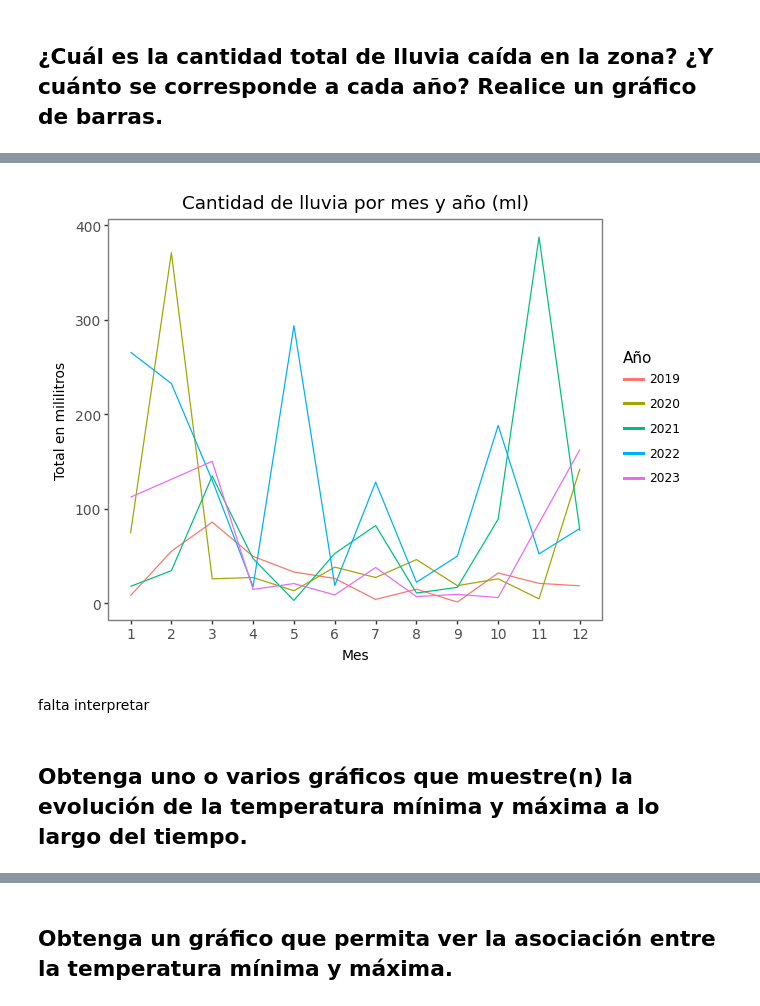
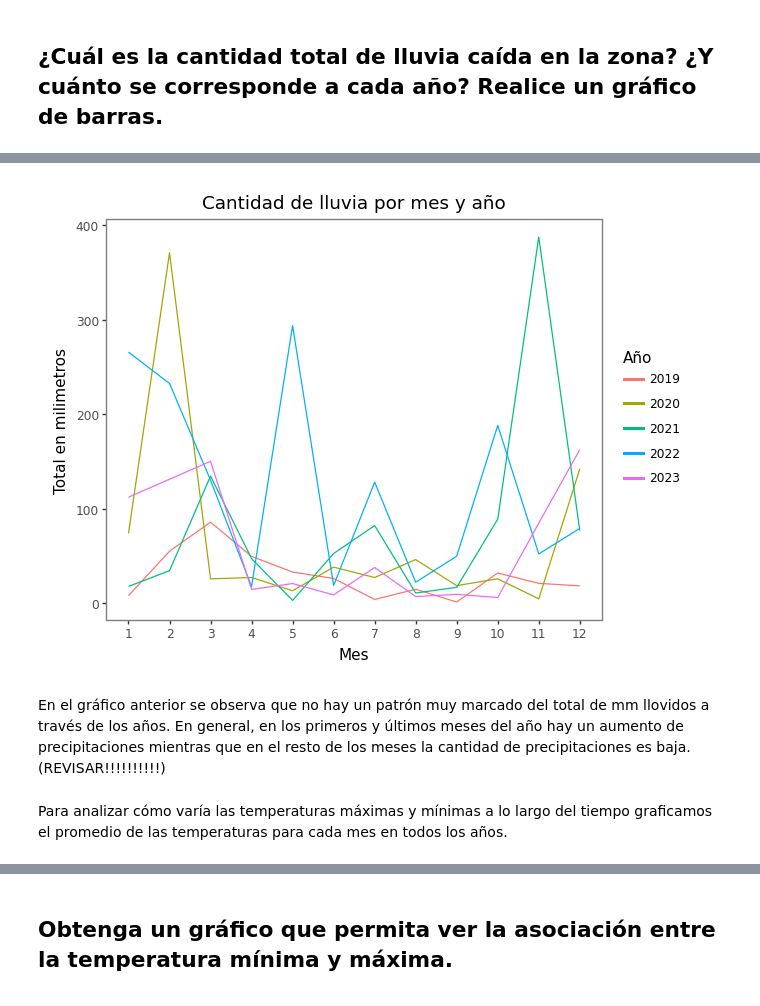
Before and after one commit to luciacordoba14/TP1-Python, a Jupyter notebook: Codigo.ipynb, the cells around one changed output, grey strips where cells are left out. Cells and saved outputs as stored; diff of their text form; code cells hidden in the pictures.

```diff
--- a/Codigo.ipynb
+++ b/Codigo.ipynb
@@ -99,39 +144,45 @@ plt.ylabel("Total en milímetros", fontsize=12);
 # %%
-# Agregamos una columna con el año
+# Agregamos una columna con el mes
 datos = datos.with_columns(
     pl.col("fecha")
     .str.to_date()
     .dt.month()
     .alias("mes")
 )
 
-datos_agrupado_anio_mes = datos.group_by("anio", "mes").agg(pl.col("lluvia").sum().alias("total")).sort(["anio", "mes"])
+datos_agrupado_anio_mes = (
+    datos
+    .group_by("anio", "mes")
+    .agg(
+        pl.col("lluvia")
+        .sum()
+        .alias("total")
+        )
+    .sort(["anio", "mes"])
+)
 
 grafico = (
     ggplot(datos_agrupado_anio_mes) +
-    aes(x="mes", y="total", color="factor(anio)") +
+    aes(x = "mes", y = "total", color = "factor(anio)") +
     geom_line() +
-    scale_x_continuous(breaks=range(1, 13)) +
+    scale_x_continuous(breaks = range(1, 13)) +
     theme_bw() +
     labs(
-        title = "Cantidad de lluvia por mes y año (mm)",
+        title = "Cantidad de lluvia por mes y año",
         x = "Mes",
-        y="Total en milimetros",
-        color="Año"
+        y = "Total en milimetros",
+        color = "Año"
     ) +
     theme(
-        panel_grid_minor=element_blank(),
-        panel_grid_major=element_blank(),
-        axis_title_x=element_text(size=10),
-        axis_title_y=element_text(size=10),
-        axis_text=element_text(size=10)
+        panel_grid_minor = element_blank(),
+        panel_grid_major = element_blank(),
     )
 )
 
 grafico
 # %% [output]
-[figure, old version]
+[figure, new version]
 # %% [markdown]
-falta interpretar
+En el gráfico anterior se observa que no hay un patrón muy marcado del total de mm llovidos a través de los años. En general, en los primeros y últimos meses del año hay un aumento de precipitaciones mientras que en el resto de los meses la cantidad de precipitaciones es baja. (REVISAR!!!!!!!!!!)
 # %% [markdown]
-## Obtenga uno o varios gráficos que muestre(n) la evolución de la temperatura mínima y máxima a lo largo del tiempo.
+Para analizar cómo varía las temperaturas máximas y mínimas a lo largo del tiempo graficamos el promedio de las temperaturas para cada mes en todos los años.
```
Also changed, not shown: parts of 41 cells of this notebook.
